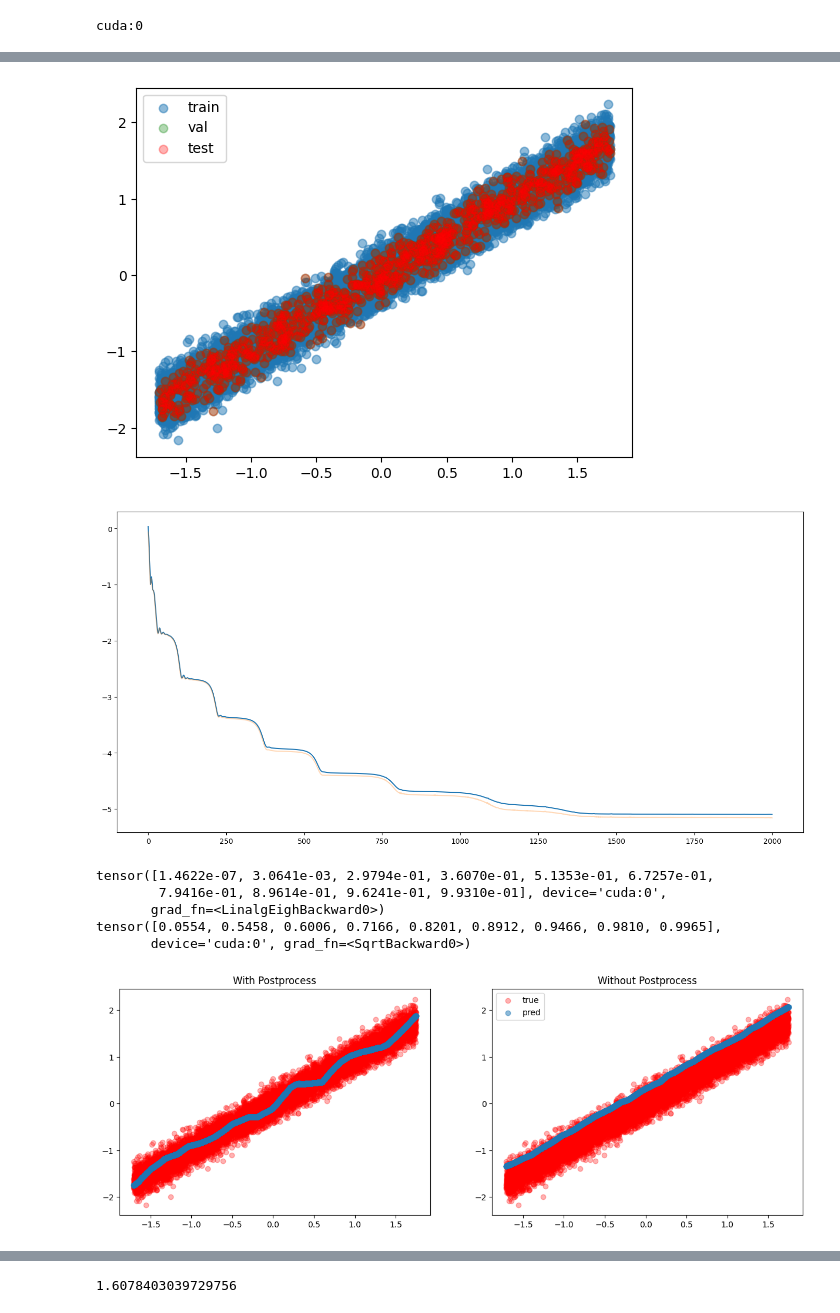
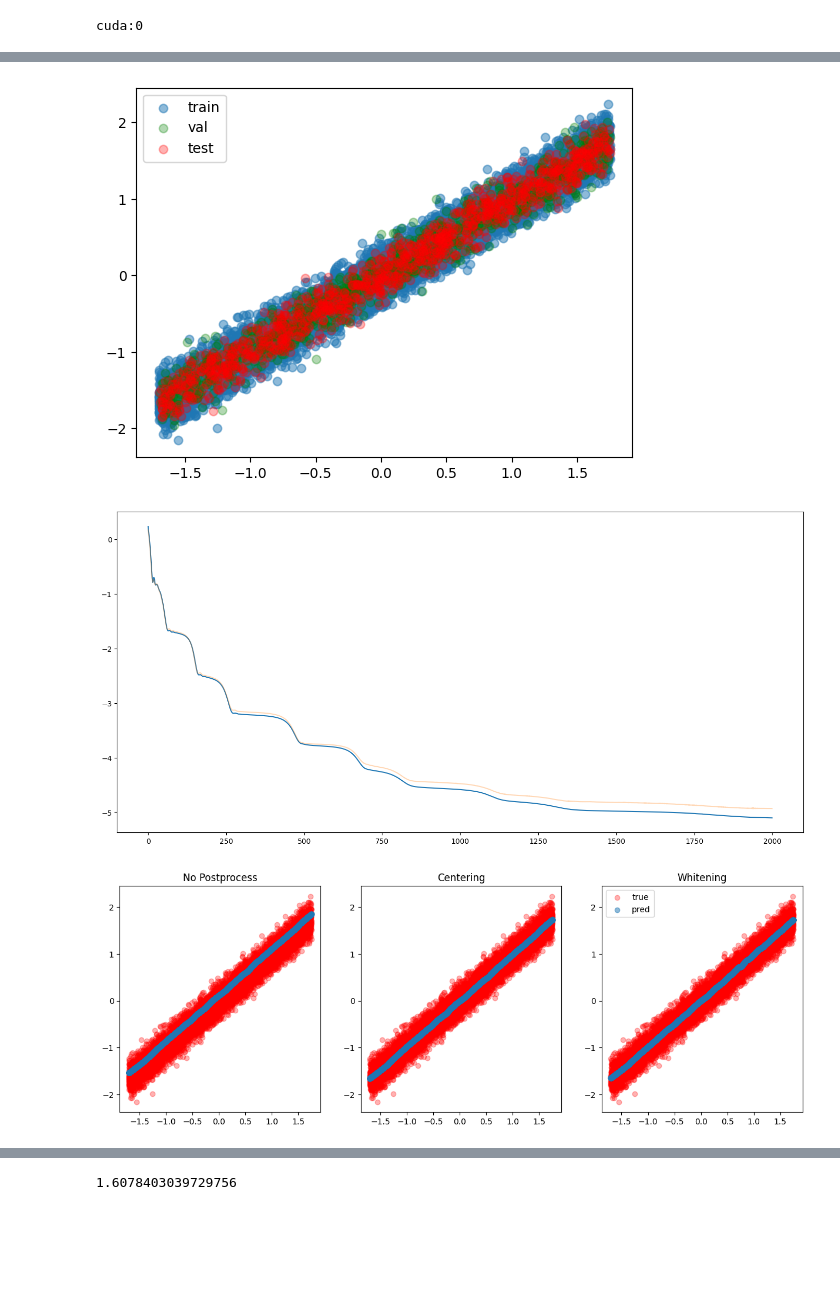
Before and after one commit to Danfoa/symm_rep_learn, a Jupyter notebook: NCP/examples/DeepSVD.ipynb, the cells around one changed output, grey strips where cells are left out. Cells and saved outputs as stored; diff of their text form; code cells hidden in the pictures; blank space fills up the shorter version.

```diff
--- a/NCP/examples/DeepSVD.ipynb
+++ b/NCP/examples/DeepSVD.ipynb
@@ -37,6 +40,7 @@ wandb.login()
 # %%
 X = np.random.uniform(-1, 1, Ntrain+Nval+Ntest)
 Y = X + np.random.normal(0, .1, X.shape[0])
+
 X = X.reshape((-1, 1))
 Y = Y.reshape((-1, 1))
 
@@ -44,7 +48,7 @@ xscaler = StandardScaler()
 yscaler = StandardScaler()
 
 X_train, X_test, Y_train, Y_test = train_test_split(X, Y, test_size=Ntest, random_state=0)
-X_train, X_val, Y_train, Y_val = train_test_split(X, Y, test_size=Nval, random_state=0)
+X_train, X_val, Y_train, Y_val = train_test_split(X_train, Y_train, test_size=Nval, random_state=0)
 
 X_train = xscaler.fit_transform(X_train)
 Y_train = yscaler.fit_transform(Y_train)
@@ -59,19 +63,19 @@ plt.scatter(X_test, Y_test, color='red', alpha=0.3)
 plt.legend(['train', 'val', 'test'])
 plt.show()
 # %% [output]
-[figure, old version]
+[figure, new version]
 # %%
 np.random.seed(0)
 torch.manual_seed(0)
 
 config = {
     'input_shape': X_train.shape[-1],
-    'output_shape': 10,
+    'output_shape': 20,
     'n_hidden': 2,
-    'layer_size': 128,
+    'layer_size': 64,
     'lr': 1e-3,
-    'gamma': 0,
-    'epochs':2e3,
+    'gamma': .01,
+    'epochs': 2e3,
 }
 
 # wandb.init(project='NCP_linear', config=config)
@@ -97,31 +101,32 @@ plt.plot(range(len(ls)), np.array(reg.get_val_losses()), alpha=0.3)
 # plt.yscale('log')
 plt.show()
 # %% [output]
-[figure, old version]
+[figure, new version]
 # %%
-fig, axs = plt.subplots(1,2, figsize=(15,5))
+fig, axs = plt.subplots(1,3, figsize=(15,5))
 
 ax=axs[0]
-pred = reg.predict(X_train, postprocessing=True).reshape(-1, 1)
+pred = reg.predict(X_train, postprocessing=None).reshape(-1, 1)
 ax.scatter(X_train, Y_train, color='r', alpha=0.3, label='true')
 ax.scatter(X_train, pred, alpha=0.5, label = 'pred')
-ax.set_title('With Postprocess')
+ax.set_title('No Postprocess')
 
 ax=axs[1]
-pred = reg.predict(X_train, postprocessing=False).reshape(-1, 1)
+pred = reg.predict(X_train, postprocessing='centering').reshape(-1, 1)
 ax.scatter(X_train, Y_train, color='r', alpha=0.3, label='true')
 ax.scatter(X_train, pred, alpha=0.5, label = 'pred')
-ax.set_title('Without Postprocess')
+ax.set_title('Centering')
+
+ax=axs[2]
+pred = reg.predict(X_train, postprocessing='whitening').reshape(-1, 1)
+ax.scatter(X_train, Y_train, color='r', alpha=0.3, label='true')
+ax.scatter(X_train, pred, alpha=0.5, label = 'pred')
+ax.set_title('Whitening')
 
 plt.legend()
 plt.show()
 # %% [output]
-tensor([1.4622e-07, 3.0641e-03, 2.9794e-01, 3.6070e-01, 5.1353e-01, 6.7257e-01,
-        7.9416e-01, 8.9614e-01, 9.6241e-01, 9.9310e-01], device='cuda:0',
-       grad_fn=<LinalgEighBackward0>)
-tensor([0.0554, 0.5458, 0.6006, 0.7166, 0.8201, 0.8912, 0.9466, 0.9810, 0.9965],
-       device='cuda:0', grad_fn=<SqrtBackward0>)
-[figure, old version]
+[figure, new version]
 # %%
 torch.sqrt(torch.exp(-reg.models['S'].weights ** 2))
 # %% [output]
```
Also changed, not shown: parts of 6 cells of this notebook.
